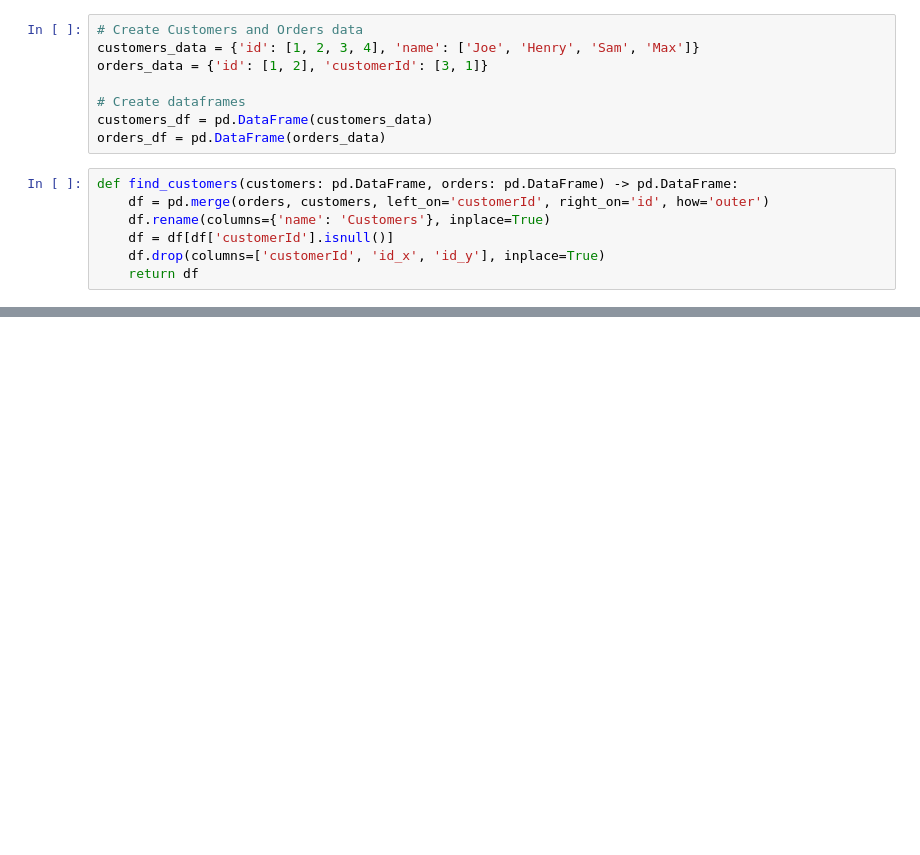
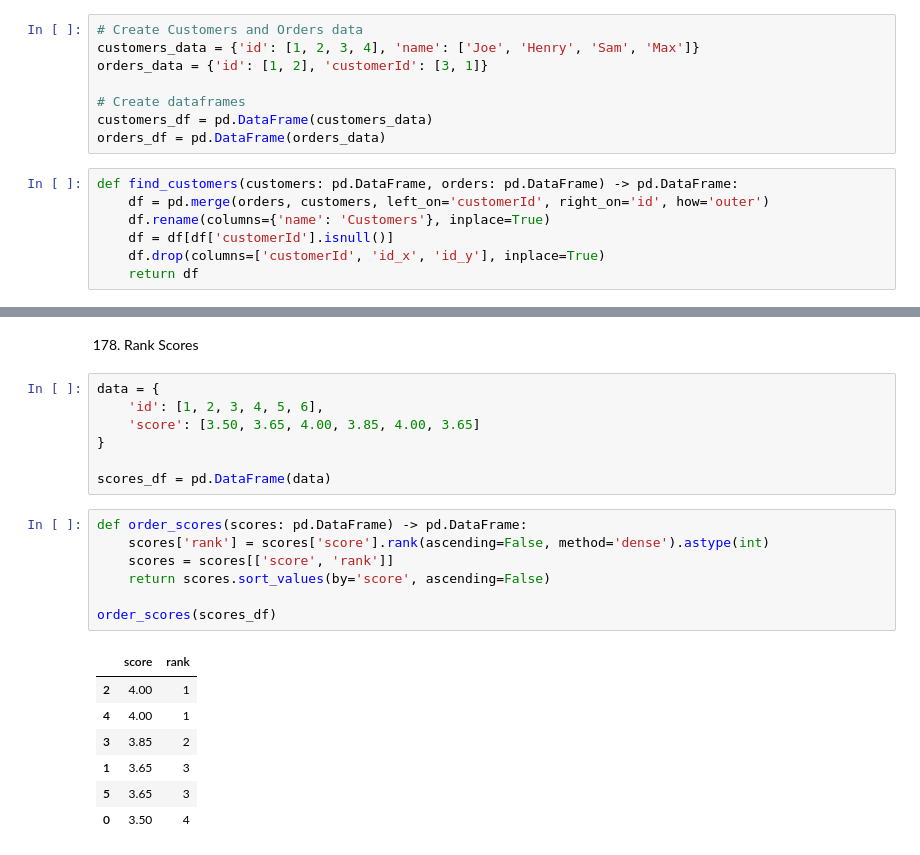
Before and after one commit to thirza258/LeetcodeSolution, a Jupyter notebook: pandas/Leetcode.ipynb, the cells around one changed output, grey strips where cells are left out. Saved outputs shown, nothing was run; the diff lists cells and outputs as text; blank space fills up the shorter version.

```diff
--- a/pandas/Leetcode.ipynb
+++ b/pandas/Leetcode.ipynb
@@ -82,0 +336,24 @@ def find_customers(customers: pd.DataFrame, orders: pd.DataFrame) -> pd.DataFram
+# %% [markdown]
+178. Rank Scores
+# %%
+data = {
+    'id': [1, 2, 3, 4, 5, 6],
+    'score': [3.50, 3.65, 4.00, 3.85, 4.00, 3.65]
+}
+
+scores_df = pd.DataFrame(data)
+# %%
+def order_scores(scores: pd.DataFrame) -> pd.DataFrame:
+    scores['rank'] = scores['score'].rank(ascending=False, method='dense').astype(int)
+    scores = scores[['score', 'rank']]
+    return scores.sort_values(by='score', ascending=False)
+
+order_scores(scores_df)
+# %% [output]
+|  | score | rank |
+| 2 | 4.00 | 1 |
+| 4 | 4.00 | 1 |
+| 3 | 3.85 | 2 |
+| 1 | 3.65 | 3 |
+| 5 | 3.65 | 3 |
+| 0 | 3.50 | 4 |
```
Also changed, not shown: parts of 40 cells of this notebook, 1 other file.
